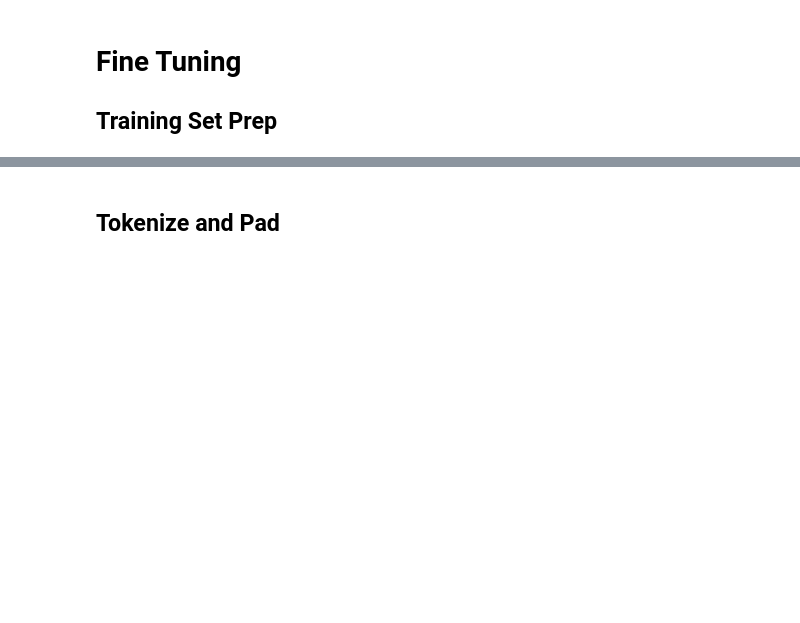
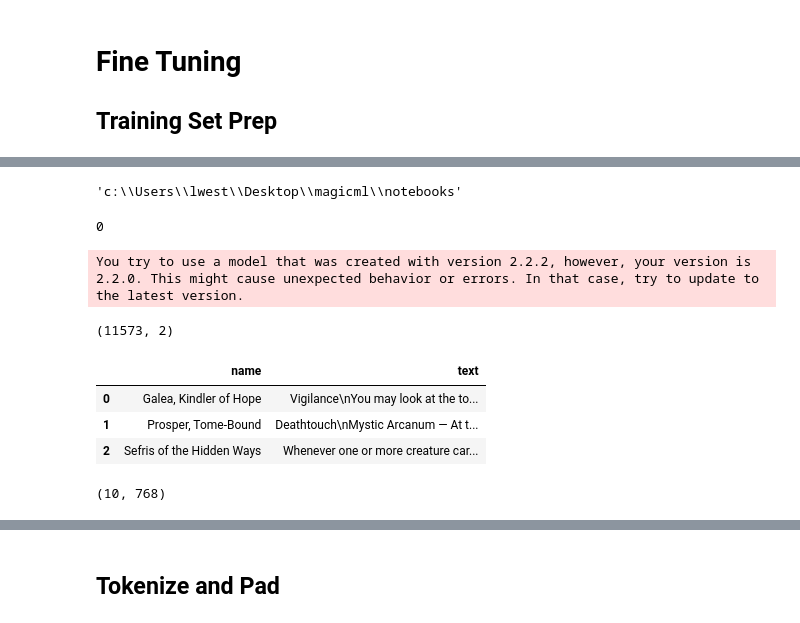
Before and after one commit to ledgerW/magicml, a Jupyter notebook: notebooks/fine_tune.ipynb, the cells around one changed output, grey strips where cells are left out. Drawn from its saved outputs; the diff is of its cells as text; code cells hidden in the pictures; blank space fills up the shorter version.

```diff
--- a/notebooks/fine_tune.ipynb
+++ b/notebooks/fine_tune.ipynb
@@ -312,0 +76,8 @@ train_texts, val_texts, train_labels, val_labels = train_test_split(
+# %%
+os.getcwd()
+# %% [output]
+'c:\\Users\\lwest\\Desktop\\magicml\\notebooks'
+# %%
+os.system('tar -xf {} -C {}'.format('../services/models/magicBERT/model.tar.gz', '.'))
+# %% [output]
+0
@@ -312,0 +87,14 @@ train_texts, val_texts, train_labels, val_labels = train_test_split(
+# %%
+model = SentenceTransformer('magicml-LM')
+# %% [output]
+You try to use a model that was created with version 2.2.2, however, your version is 2.2.0. This might cause unexpected behavior or errors. In that case, try to update to the latest version.
+# %%
+cards_df = pd.read_csv('cards.csv')[['name','text']]
+print(cards_df.shape)
+cards_df.head(3)
+# %% [output]
+(11573, 2)
+|  | name | text |
+| 0 | Galea, Kindler of Hope | Vigilance\nYou may look at the to... |
+| 1 | Prosper, Tome-Bound | Deathtouch\nMystic Arcanum — At t... |
+| 2 | Sefris of the Hidden Ways | Whenever one or more creature car... |
@@ -312,0 +112,4 @@ train_texts, val_texts, train_labels, val_labels = train_test_split(
+# %%
+embeddings.shape
+# %% [output]
+(10, 768)
```
Also changed, not shown: parts of 59 cells of this notebook, 26 other files.
